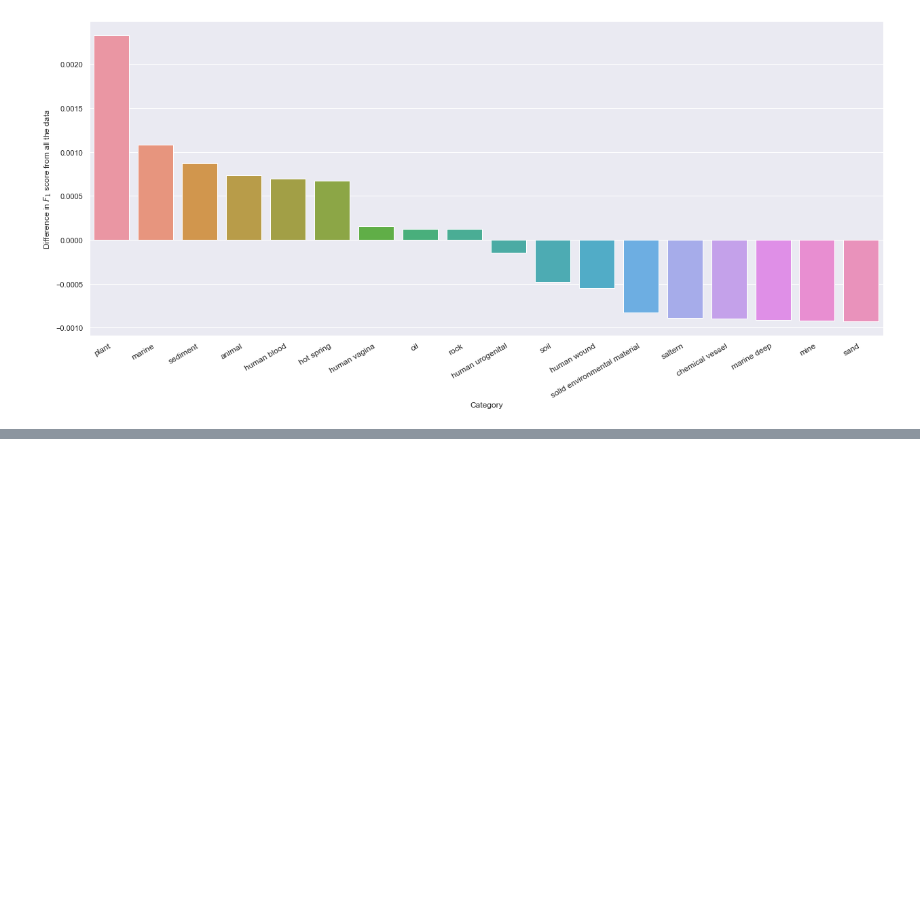
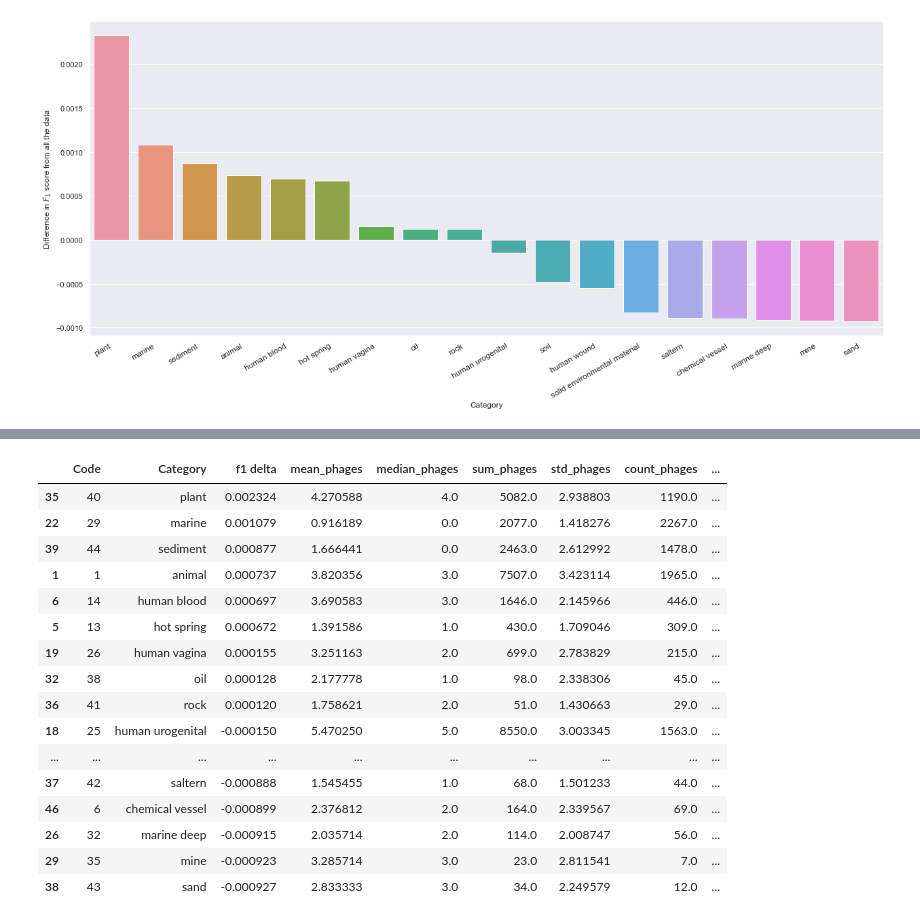
Before and after one commit to linsalrob/PhispyAnalysis, a Jupyter notebook: DataAnalysis/LeaveOneGroupOut.ipynb, the cells around one changed output, grey strips where cells are left out. Saved outputs shown, nothing was run; the diff lists cells and outputs as text; code cells hidden in the pictures; blank space fills up the shorter version.

```diff
--- a/DataAnalysis/LeaveOneGroupOut.ipynb
+++ b/DataAnalysis/LeaveOneGroupOut.ipynb
@@ -357,0 +358,20 @@ fig.savefig('images/category_importance_why.svg')
+# %%
+iccatgotop
+# %% [output]
+|  | Code | Category | f1 delta | mean_phages | median_phages | sum_phages | std_phages | count_phages | ... |
+| 35 | 40 | plant | 0.002324 | 4.270588 | 4.0 | 5082.0 | 2.938803 | 1190.0 | ... |
+| 22 | 29 | marine | 0.001079 | 0.916189 | 0.0 | 2077.0 | 1.418276 | 2267.0 | ... |
+| 39 | 44 | sediment | 0.000877 | 1.666441 | 0.0 | 2463.0 | 2.612992 | 1478.0 | ... |
+| 1 | 1 | animal | 0.000737 | 3.820356 | 3.0 | 7507.0 | 3.423114 | 1965.0 | ... |
+| 6 | 14 | human blood | 0.000697 | 3.690583 | 3.0 | 1646.0 | 2.145966 | 446.0 | ... |
+| 5 | 13 | hot spring | 0.000672 | 1.391586 | 1.0 | 430.0 | 1.709046 | 309.0 | ... |
+| 19 | 26 | human vagina | 0.000155 | 3.251163 | 2.0 | 699.0 | 2.783829 | 215.0 | ... |
+| 32 | 38 | oil | 0.000128 | 2.177778 | 1.0 | 98.0 | 2.338306 | 45.0 | ... |
+| 36 | 41 | rock | 0.000120 | 1.758621 | 2.0 | 51.0 | 1.430663 | 29.0 | ... |
+| 18 | 25 | human urogenital | -0.000150 | 5.470250 | 5.0 | 8550.0 | 3.003345 | 1563.0 | ... |
+| ... | ... | ... | ... | ... | ... | ... | ... | ... | ... |
+| 37 | 42 | saltern | -0.000888 | 1.545455 | 1.0 | 68.0 | 1.501233 | 44.0 | ... |
+| 46 | 6 | chemical vessel | -0.000899 | 2.376812 | 2.0 | 164.0 | 2.339567 | 69.0 | ... |
+| 26 | 32 | marine deep | -0.000915 | 2.035714 | 2.0 | 114.0 | 2.008747 | 56.0 | ... |
+| 29 | 35 | mine | -0.000923 | 3.285714 | 3.0 | 23.0 | 2.811541 | 7.0 | ... |
+| 38 | 43 | sand | -0.000927 | 2.833333 | 3.0 | 34.0 | 2.249579 | 12.0 | ... |
```
Also changed, not shown: parts of 13 cells of this notebook, 46 other files.
